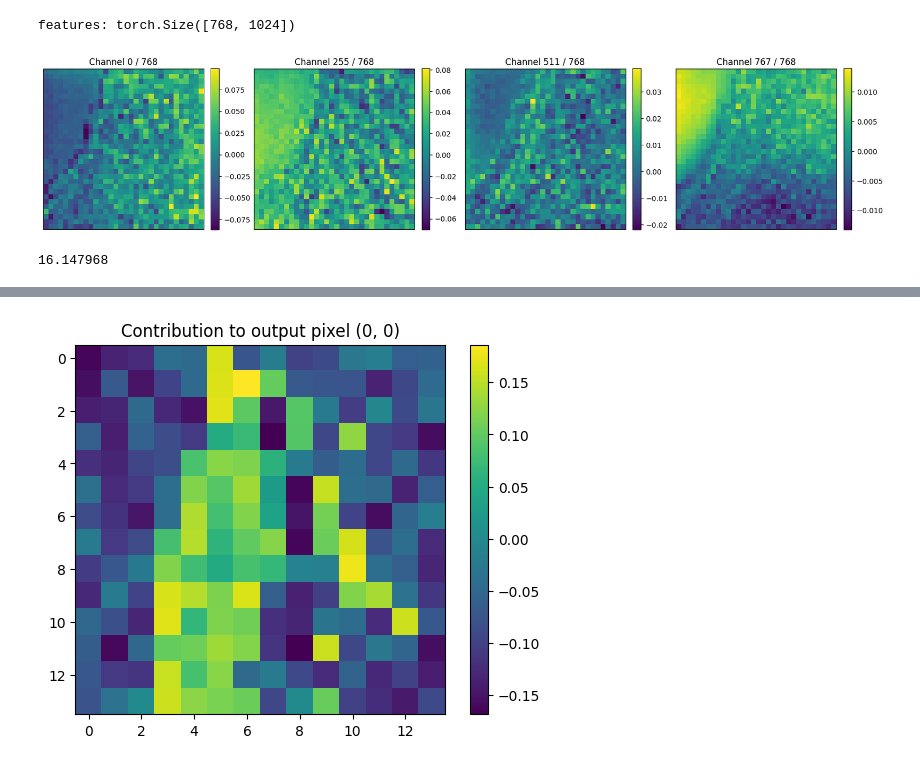
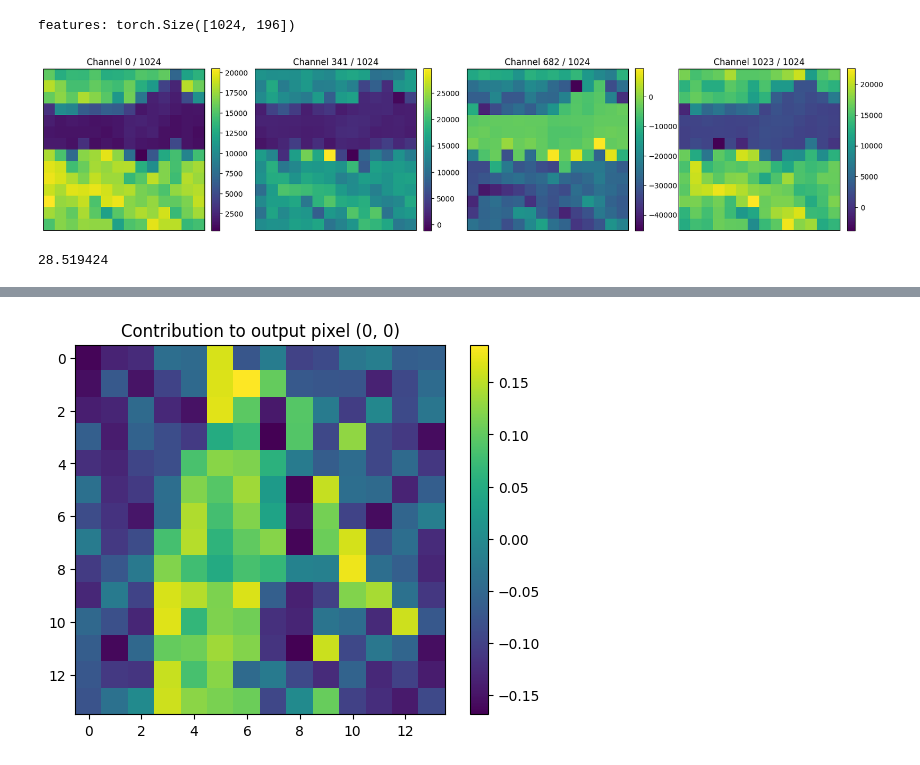
Before and after one commit to edabier/SS-HSU_benchmark, a Jupyter notebook: fm_unmixing.ipynb, the cells around one changed output, grey strips where cells are left out. Drawn from its saved outputs; the diff is of its cells as text; code cells hidden in the pictures.

```diff
--- a/fm_unmixing.ipynb
+++ b/fm_unmixing.ipynb
@@ -45,5 +45,5 @@ KeyboardInterrupt:
 # %%
-dataset = "apex"
+dataset = "jasper"
 data = io.loadmat(f"datasets/{dataset}.mat")
 Y_flat = torch.tensor(data["Y"], dtype=torch.float)
 A_flat = torch.tensor(data["A"], dtype=torch.float)
@@ -55,6 +55,7 @@ H = Y_init.shape[-1]
 A_init = utils.oneD_to_2d(A_flat)
 # Y_init = Y_init/Y_init.max()
 Y_init = Y_init.unsqueeze(0)
+Y_init_n = utils.standardise(Y_init)
 A_init = A_init.unsqueeze(0)
 
 # Y_init = F.pad(Y_init, pad=(14, 14, 14, 14), mode='reflect')
@@ -69,20 +171,20 @@ with open(wavelengths_path, "r") as file:
 # %%
-fm_name = "SpecViT"
-fm, Y_init_f, new_H = rsfm.create_fm(fm_name, Y_init, size="base", version="v1", path=global_path)
+fm_name = "DOFA"
+fm, Y_init_f, new_H = rsfm.create_fm(fm_name, Y_init, size="large", version="v1", path=global_path)
 
-_, features = rsfm.extract_f(fm, Y_init_f, new_H, wavelengths)
+_, features = rsfm.extract_f(fm, Y_init, new_H, wavelengths)
 
 D = int(features.shape[0])
 alpha = int(features.shape[1]**0.5)
 
 print(f"features: {features.shape}")
 plots.plot_hsi(features.reshape(D, alpha, alpha), 4)
 plt.show()
 # plots.plot_pca_features(features)
 
 unmixer = unmx.UnmixingFromFeatures(D=D, H=new_H, alpha=alpha, B=B, c=c, upsampler="Features_fusion", n_features=1)
 sum(p.numel() for p in unmixer.upsample.parameters() if p.requires_grad)/1e6
 # %% [output]
-features: torch.Size([768, 1024])
+features: torch.Size([1024, 196])
-[figure, old version]
+[figure, new version]
-16.147968
+28.519424
```
Also changed, not shown: parts of 9 cells of this notebook, 14 other files.
